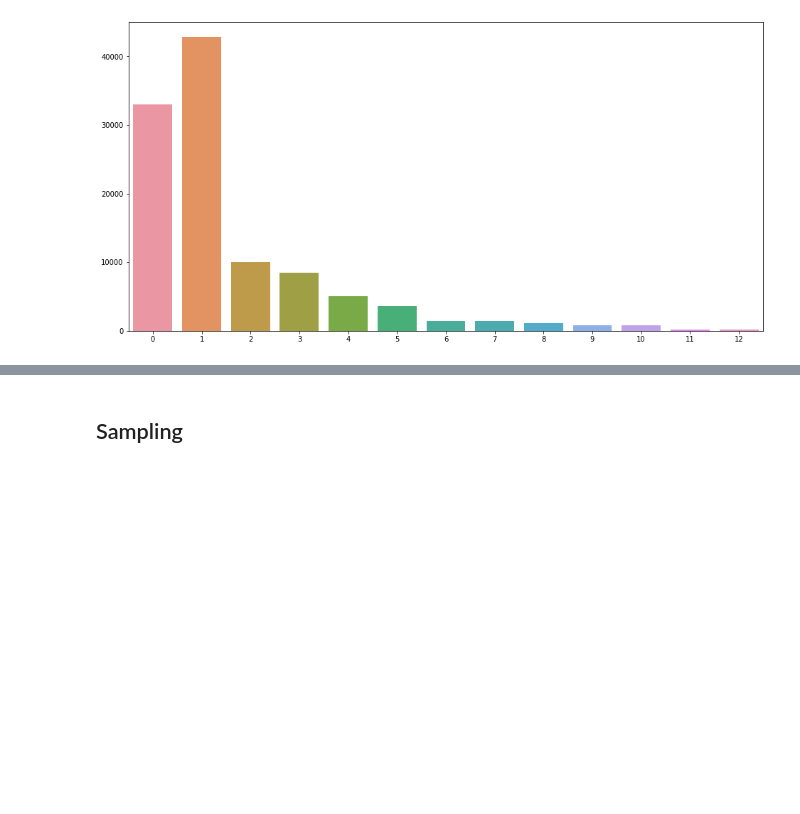
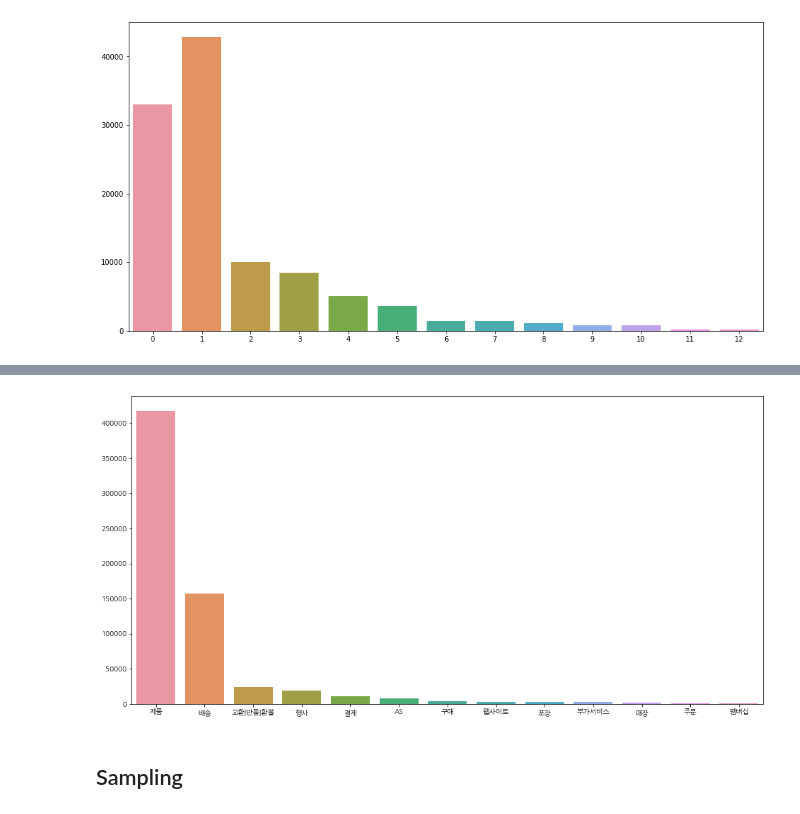
Before and after one commit to uoo723/BigStar-RnD-DA, a Jupyter notebook: notebooks/dev.ipynb, the cells around one changed output, grey strips where cells are left out. Saved outputs shown, nothing was run; the diff lists cells and outputs as text; code cells hidden in the pictures; blank space fills up the shorter version.

```diff
--- a/notebooks/dev.ipynb
+++ b/notebooks/dev.ipynb
@@ -26,6 +26,7 @@ import mecab_ko as mecab
 import nlpaug.augmenter.word as naw
 import numpy as np
 import pandas as pd
+import scipy.special as sp
 import seaborn as sns
 import torch
 from nlpaug.util import Action
@@ -57,6 +58,7 @@ from tqdm.auto import tqdm
 from transformers import (
     AutoConfig,
     AutoModel,
+    AutoModelForCausalLM,
     AutoModelForMaskedLM,
     AutoTokenizer,
     MarianMTModel,
@@ -65,6 +67,8 @@ from transformers.models.marian.convert_marian_to_pytorch import (
     load_config_from_state_dict,
 )
 from transformers.tokenization_utils_base import PreTrainedTokenizerBase
+
+plt.rcParams["font.family"] = "NanumGothic"
 # %% [markdown]
 # EDA
 # %% [markdown]
@@ -577,12 +597,12 @@ y_sample = torch.from_numpy(y[:32])
 # %% [markdown]
 # Label Distribution
 # %%
-def plot_label_distribution(df, columns=None):
-    value_counts = pd.DataFrame(df["인텐트"].value_counts())
+def plot_label_distribution(df, key="인텐트", columns=None):
+    value_counts = df[key].value_counts()
     if columns is not None:
         value_counts = value_counts.loc[columns]
     plt.figure(figsize=(16, 8))
-    sns.barplot(x=np.arange(len(value_counts)), y=value_counts["인텐트"].to_numpy())
+    sns.barplot(x=value_counts.index, y=value_counts.to_numpy())
 # %% [markdown]
 ## Original Dataset
 # %%
@@ -750,3 +716,7 @@ labels, counts
+# %%
+plot_label_distribution(train_df)
+# %% [output]
+[figure, added]
 # %% [markdown]
 ## Sampling
 # %%
```
Also changed, not shown: parts of 47 cells of this notebook.
